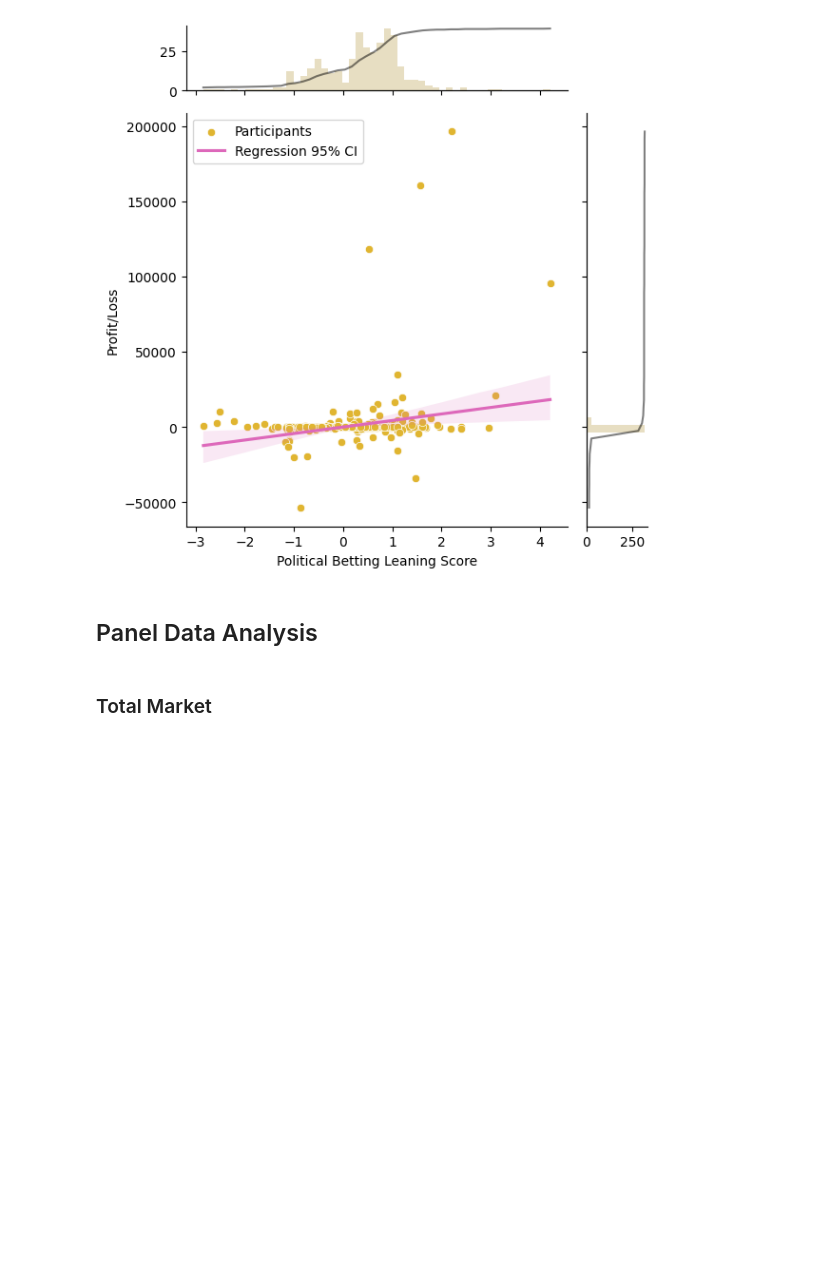
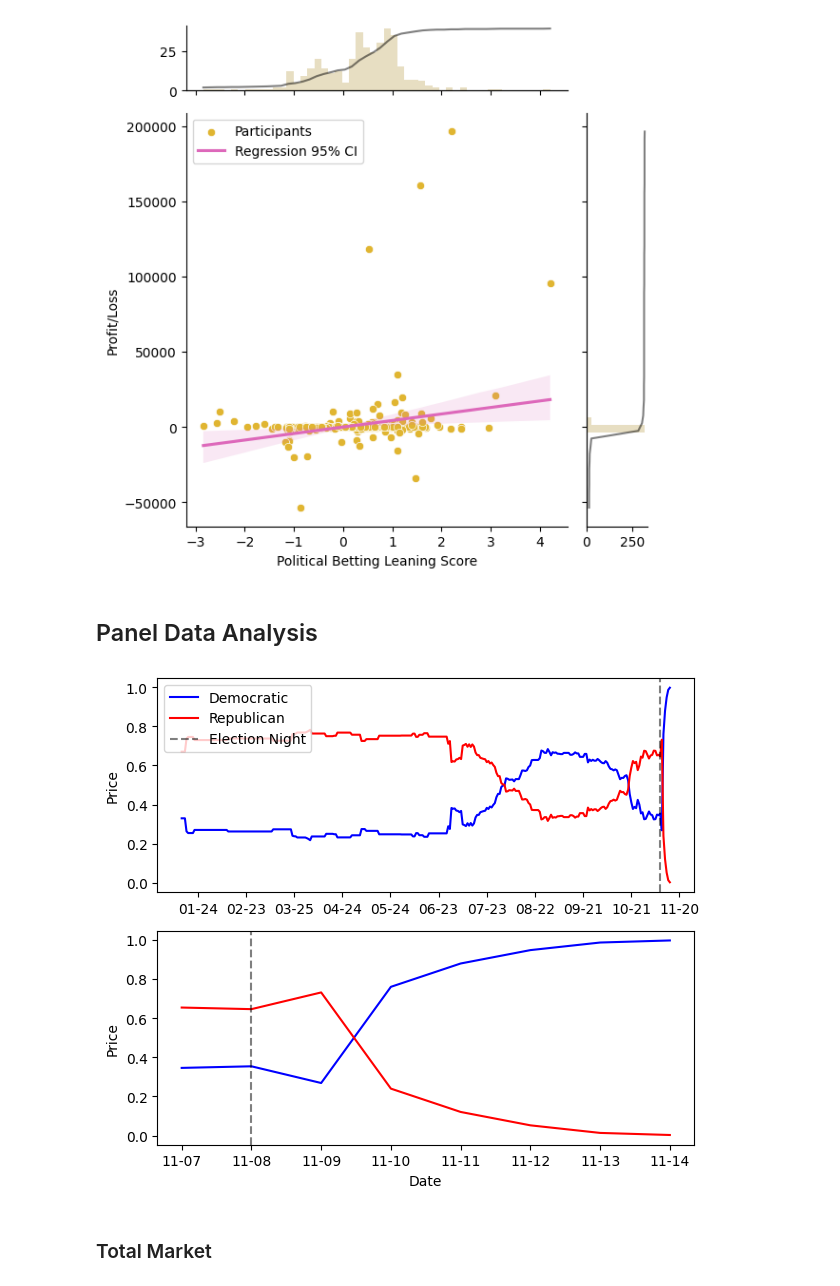
Before and after one commit to kydchen/PY_Analysis, a Jupyter notebook: code/Step_4 Case Study.ipynb, the cells around one changed output. Saved outputs shown, nothing was run; the diff lists cells and outputs as text; code cells hidden in the pictures; blank space fills up the shorter version.

```diff
--- a/code/Step_4 Case Study.ipynb
+++ b/code/Step_4 Case Study.ipynb
@@ -101,7 +102,7 @@ user_tx['time'] = pd.to_datetime(user_tx['time'], unit='s')
 user_tx = user_tx.sort_values(by='time')
 # %%
 market_start = datetime(2022, 1, 14, 00, 00, 00)
-election_night = datetime(2022, 11, 7, 0, 0)
+election_night = datetime(2022, 11, 8, 0, 0)
 market_end = datetime(2022, 11, 14, 0, 0)
 
 mid_point = market_start + (election_night - market_start) / 2
@@ -174,6 +175,43 @@ for index, row in market_prices_df.iterrows():
         })
 
 holding_size_price_df = pd.DataFrame(holding_size_price_list)
+# %%
+market_prices_df['time_point'] = pd.to_datetime(market_prices_df['time_point'])
+
+plt.figure(figsize=(6.25, 5.4))
+
+# Before the election night
+plt.subplot(2, 1, 1)
+plt.plot(market_prices_df['time_point'], market_prices_df['democratic_price'], color='blue', label='Democratic')
+plt.plot(market_prices_df['time_point'], market_prices_df['republican_price'], color='red', label='Republican')
+plt.axvline(pd.to_datetime('2022-11-08'), color='black', linestyle='--', label='Election Night', alpha=0.5)
+plt.legend(loc='upper left')
+plt.ylabel('Price')
+
+# Set x-axis date interval for the top subplot
+ax1 = plt.gca()
+ax1.xaxis.set_major_locator(mdates.DayLocator(interval=30))  # Set interval to 7 days
+ax1.xaxis.set_major_formatter(mdates.DateFormatter('%m-%d'))
+
+# After the night
+plt.subplot(2, 1, 2)
+after_election_df = market_prices_df[market_prices_df['time_point'] >= pd.to_datetime('2022-11-07')]
+plt.plot(after_election_df['time_point'], after_election_df['democratic_price'], color='blue', label='Democratic')
+plt.plot(after_election_df['time_point'], after_election_df['republican_price'], color='red', label='Republican')
+plt.axvline(election_night, color='black', linestyle='--', label='Election Night', alpha=0.5)
+plt.xlabel('Date')
+plt.ylabel('Price')
+
+# Set x-axis date interval for the bottom subplot
+ax2 = plt.gca()
+ax2.xaxis.set_major_locator(mdates.DayLocator(interval=1))  # Set interval to 1 day
+ax2.xaxis.set_major_formatter(mdates.DateFormatter('%m-%d'))
+
+plt.tight_layout()
+plt.savefig('./case_2.pdf', format='pdf', bbox_inches='tight')
+plt.show()
+# %% [output]
+[figure, added]
 # %%
 merged_data_reset = merged_data.reset_index()
 combined_df = pd.merge(holding_size_price_df, merged_data_reset[['user_id', 'PBLS']], on='user_id', how='left')
```
Also changed, not shown: parts of 1 cell of this notebook.
